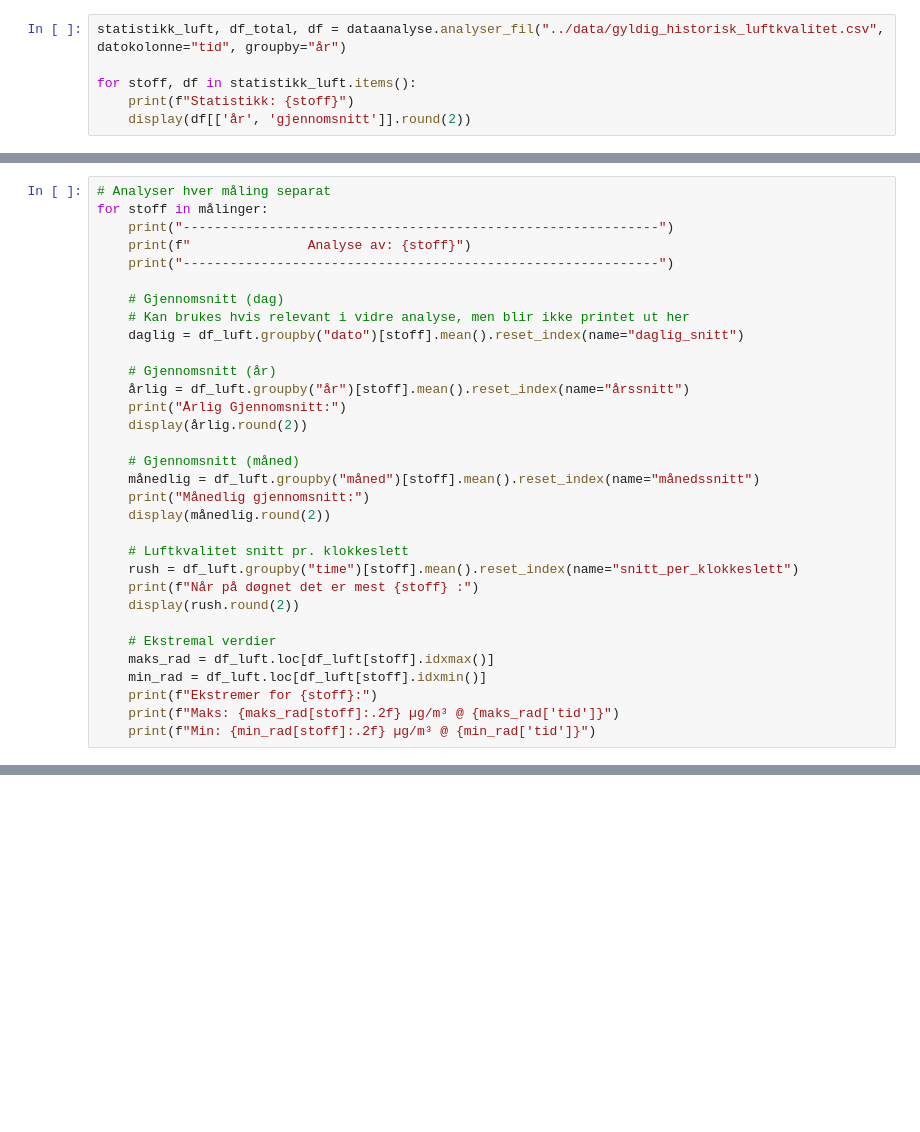
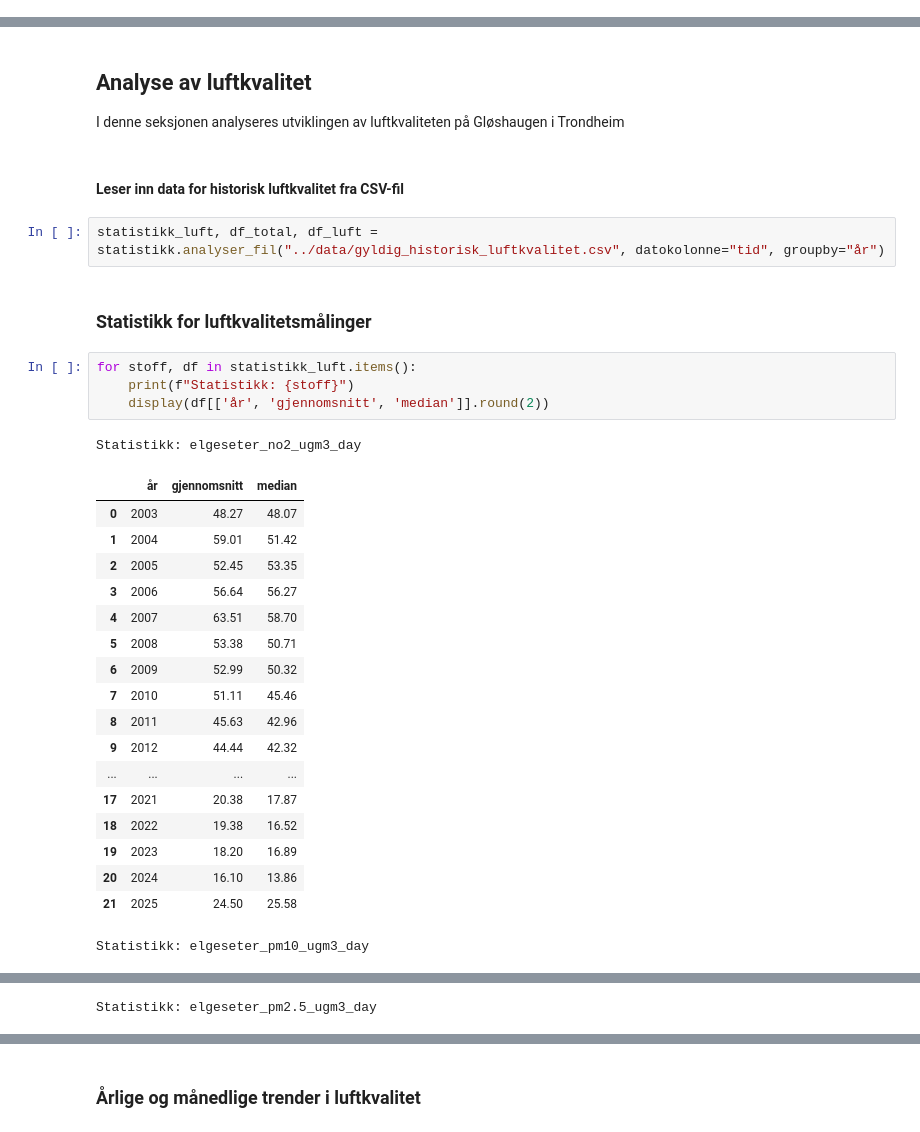
Before and after one commit to idunnbh/Mappe, a Jupyter notebook: notebooks/dataanalyse.ipynb, the cells around one changed output, grey strips where cells are left out. Drawn from its saved outputs; the diff is of its cells as text; blank space fills up the shorter version.

```diff
--- a/notebooks/dataanalyse.ipynb
+++ b/notebooks/dataanalyse.ipynb
@@ -441,6 +0,0 @@ display(tiårs_snitt)
-# %%
-statistikk_luft, df_total, df = dataanalyse.analyser_fil("../data/gyldig_historisk_luftkvalitet.csv", datokolonne="tid", groupby="år")
-
-for stoff, df in statistikk_luft.items():
-    print(f"Statistikk: {stoff}")
-    display(df[['år', 'gjennomsnitt']].round(2))
@@ -517,32 +0,0 @@ målinger = [kol for kol in df_luft.columns if "ugm3" in kol]
-# %%
-# Analyser hver måling separat
-for stoff in målinger:
-    print("-------------------------------------------------------------")
-    print(f"               Analyse av: {stoff}")
-    print("-------------------------------------------------------------")
-
-    # Gjennomsnitt (dag)
-    # Kan brukes hvis relevant i vidre analyse, men blir ikke printet ut her
-    daglig = df_luft.groupby("dato")[stoff].mean().reset_index(name="daglig_snitt")
-
-    # Gjennomsnitt (år)
-    årlig = df_luft.groupby("år")[stoff].mean().reset_index(name="årssnitt")
-    print("Årlig Gjennomsnitt:")
-    display(årlig.round(2))
-
-    # Gjennomsnitt (måned)
-    månedlig = df_luft.groupby("måned")[stoff].mean().reset_index(name="månedssnitt")
-    print("Månedlig gjennomsnitt:")
-    display(månedlig.round(2))
-
-    # Luftkvalitet snitt pr. klokkeslett
-    rush = df_luft.groupby("time")[stoff].mean().reset_index(name="snitt_per_klokkeslett")
-    print(f"Når på døgnet det er mest {stoff} :")
-    display(rush.round(2))
-
-    # Ekstremal verdier
-    maks_rad = df_luft.loc[df_luft[stoff].idxmax()]
-    min_rad = df_luft.loc[df_luft[stoff].idxmin()]
-    print(f"Ekstremer for {stoff}:")
-    print(f"Maks: {maks_rad[stoff]:.2f} µg/m³ @ {maks_rad['tid']}")
-    print(f"Min: {min_rad[stoff]:.2f} µg/m³ @ {min_rad['tid']}")
@@ -629,0 +433,34 @@ Når på døgnet det er mest elgeseter_pm10_ugm3_hour :
+# %% [markdown]
+## Analyse av luftkvalitet
+
+I denne seksjonen analyseres utviklingen av luftkvaliteten på Gløshaugen i Trondheim
+# %% [markdown]
+#### Leser inn data for historisk luftkvalitet fra CSV-fil
+# %%
+statistikk_luft, df_total, df_luft = statistikk.analyser_fil("../data/gyldig_historisk_luftkvalitet.csv", datokolonne="tid", groupby="år")
+# %% [markdown]
+### Statistikk for luftkvalitetsmålinger
+# %%
+for stoff, df in statistikk_luft.items():
+    print(f"Statistikk: {stoff}")
+    display(df[['år', 'gjennomsnitt', 'median']].round(2))
+# %% [output]
+Statistikk: elgeseter_no2_ugm3_day
+|  | år | gjennomsnitt | median |
+| 0 | 2003 | 48.27 | 48.07 |
+| 1 | 2004 | 59.01 | 51.42 |
+| 2 | 2005 | 52.45 | 53.35 |
+| 3 | 2006 | 56.64 | 56.27 |
+| 4 | 2007 | 63.51 | 58.70 |
+| 5 | 2008 | 53.38 | 50.71 |
+| 6 | 2009 | 52.99 | 50.32 |
+| 7 | 2010 | 51.11 | 45.46 |
+| 8 | 2011 | 45.63 | 42.96 |
+| 9 | 2012 | 44.44 | 42.32 |
+| ... | ... | ... | ... |
+| 17 | 2021 | 20.38 | 17.87 |
+| 18 | 2022 | 19.38 | 16.52 |
+| 19 | 2023 | 18.20 | 16.89 |
+| 20 | 2024 | 16.10 | 13.86 |
+| 21 | 2025 | 24.50 | 25.58 |
+Statistikk: elgeseter_pm10_ugm3_day
@@ -629,0 +484 @@ Når på døgnet det er mest elgeseter_pm10_ugm3_hour :
+Statistikk: elgeseter_pm2.5_ugm3_day
@@ -629,0 +502,2 @@ Når på døgnet det er mest elgeseter_pm10_ugm3_hour :
+# %% [markdown]
+### Årlige og månedlige trender i luftkvalitet
```
Also changed, not shown: parts of 62 cells of this notebook, 4 other files.
